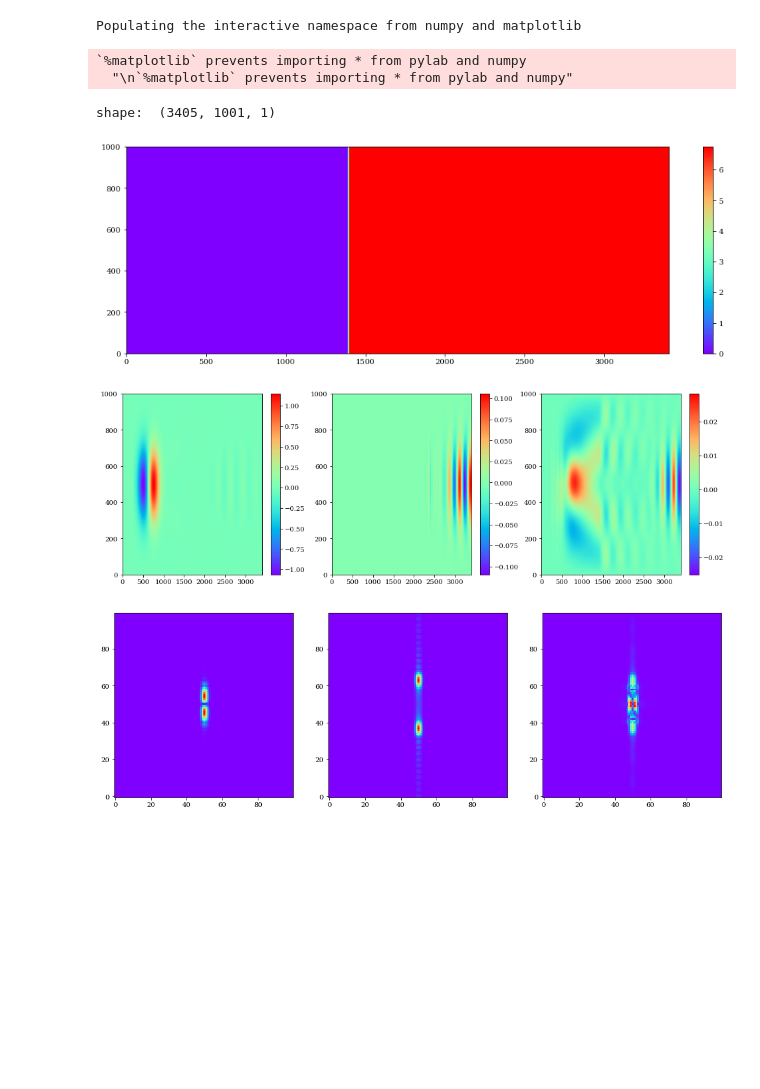
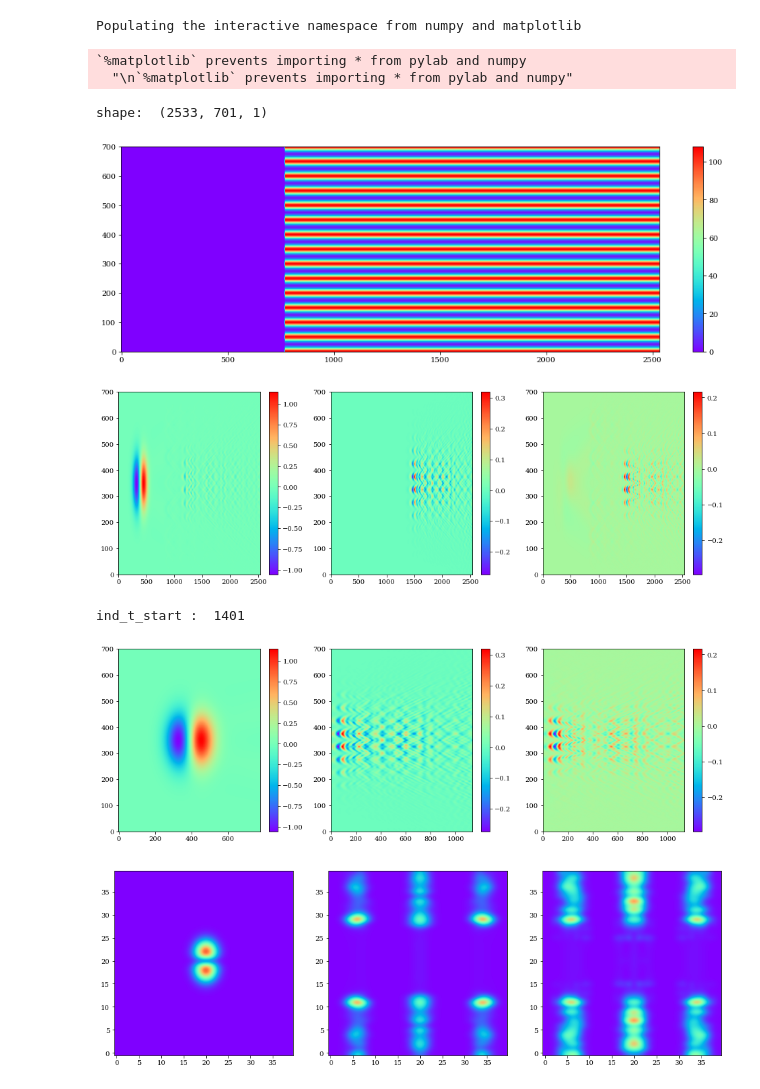
Before and after one commit to nimachm81/YEEFDTD, a Jupyter notebook: build/visualisation/Periodic Gaussian Plasma - large truncated lattice - time switch.ipynb, the cells around one changed output. Drawn from its saved outputs; the diff is of its cells as text; code cells hidden in the pictures; blank space fills up the shorter version.

Commit message:
parallel calculation of switched periodic plasma..

```diff
--- a/build/visualisation/Periodic Gaussian Plasma - large truncated lattice - time switch.ipynb
+++ b/build/visualisation/Periodic Gaussian Plasma - large truncated lattice - time switch.ipynb
@@ -10,9 +10,8 @@ from ReadBinary import *
 font = {'family' : 'serif', 'weight' : 'normal', 'size' : 14}
 matplotlib.rc('font', **font)
 
-fileSuffix = "-0"
-#folder = "../data/LargePeriodicLattice-GaussianPlasma/fp=1THz/"
-folder = "../data/2D/"
+fileSuffix = "-rot=0-fp=4-gamma=1-pitch=124-fwhmToPitch=0.435483873-swithTime=0.100000001"
+folder = "../data/LargePeriodicLattice-GaussianPlasma-TimeSwitched/"
 
 filename_E = folder+"E-x{}.data".format(fileSuffix)
 filename_Wp2 = folder+"Wp2-x{}.data".format(fileSuffix)
@@ -77,48 +78,74 @@ Et = GetArrays(folder+"Et-x-slice{}.data".format(fileSuffix), indStart=0, indEnd
 Er = GetArrays(folder+"Er-x-slice{}.data".format(fileSuffix), indStart=0, indEnd=None)[:, 0, :, :]
 print("shape: ", Et.shape)
 
+
 shape = Et.shape[1:]
 wp2_ty = wp2[:, :, 0]
+wp2_t = np.sum(wp2_ty, axis=1)
+ind_switch = np.argmax(wp2_t)
 Ei_ty = Ei[:, :, 0]
 Et_ty = Et[:, :, 0]
 Er_ty = Er[:, :, 0]
 
 plt.imshow(np.real(wp2_ty).T, cmap="rainbow", origin='lower', aspect='auto')
 plt.colorbar()
 plt.show()
 
 plt.subplot(131)
 plt.imshow(np.real(Ei_ty).T, cmap="rainbow", origin='lower', aspect='auto')
 plt.colorbar()
 plt.subplot(132)
 plt.imshow(np.real(Et_ty).T, cmap="rainbow", origin='lower', aspect='auto')
 plt.colorbar()
 plt.subplot(133)
 plt.imshow(np.real(Er_ty).T, cmap="rainbow", origin='lower', aspect='auto')
 plt.colorbar()
 plt.show()
 
-Nt, Ny = Et_ty.shape
-N_pts = 50
-Ei_f_ty = np.fft.fftshift(np.fft.fft2(Ei_ty))[Nt//2-N_pts:Nt//2+N_pts, Ny//2-N_pts:Ny//2+N_pts]
-Et_f_ty = np.fft.fftshift(np.fft.fft2(Et_ty))[Nt//2-N_pts:Nt//2+N_pts, Ny//2-N_pts:Ny//2+N_pts]
-Er_f_ty = np.fft.fftshift(np.fft.fft2(Er_ty))[Nt//2-N_pts:Nt//2+N_pts, Ny//2-N_pts:Ny//2+N_pts]
+ind_t_start = np.argmax(np.abs(np.sum(Et_ty, axis=1)) > 0.1*np.max(np.abs(np.sum(Et_ty, axis=1))))
+print("ind_t_start : ", ind_t_start)
+
+N_pts = 20
+Ei_ty_chopped = Ei_ty[:ind_switch, :]
+Et_ty_chopped = Et_ty[ind_t_start:, :]
+Er_ty_chopped = Er_ty[ind_t_start:, :]
 
 plt.subplot(131)
-plt.imshow(np.abs(Ei_f_ty), cmap="rainbow", origin='lower', aspect='auto')
+plt.imshow(np.real(Ei_ty_chopped).T, cmap="rainbow", origin='lower', aspect='auto')
+plt.colorbar()
 plt.subplot(132)
-plt.imshow(np.abs(Et_f_ty), cmap="rainbow", origin='lower', aspect='auto')
+plt.imshow(np.real(Et_ty_chopped).T, cmap="rainbow", origin='lower', aspect='auto')
+plt.colorbar()
 plt.subplot(133)
-plt.imshow(np.abs(Er_f_ty), cmap="rainbow", origin='lower', aspect='auto')
+plt.imshow(np.real(Er_ty_chopped).T, cmap="rainbow", origin='lower', aspect='auto')
+plt.colorbar()
 plt.show()
+
+
+Nt_i, Ny = Ei_ty_chopped.shape
+Nt_tr = Et_ty_chopped.shape[0]
+Ei_f_ty = np.fft.fftshift(np.fft.fft2(Ei_ty_chopped))[Nt_i//2-N_pts:Nt_i//2+N_pts, Ny//2-N_pts:Ny//2+N_pts]
+Et_f_ty = np.fft.fftshift(np.fft.fft2(Et_ty_chopped))[Nt_tr//2-N_pts:Nt_tr//2+N_pts, Ny//2-N_pts:Ny//2+N_pts]
+Er_f_ty = np.fft.fftshift(np.fft.fft2(Er_ty_chopped))[Nt_tr//2-N_pts:Nt_tr//2+N_pts, Ny//2-N_pts:Ny//2+N_pts]
+
+interpolation="bicubic"
+plt.subplot(131)
+plt.imshow(np.abs(Ei_f_ty), cmap="rainbow", origin='lower', aspect='auto', interpolation=interpolation)
+plt.subplot(132)
+plt.imshow(np.abs(Et_f_ty), cmap="rainbow", origin='lower', aspect='auto', interpolation=interpolation)
+plt.subplot(133)
+plt.imshow(np.abs(Er_f_ty), cmap="rainbow", origin='lower', aspect='auto', interpolation=interpolation)
+plt.show()
 # %% [output]
 Populating the interactive namespace from numpy and matplotlib
 `%matplotlib` prevents importing * from pylab and numpy
   "\n`%matplotlib` prevents importing * from pylab and numpy"
-shape:  (3405, 1001, 1)
+shape:  (2533, 701, 1)
-[figure, old version]
+[figure, new version]
-[figure, old version]
+[figure, new version]
+ind_t_start :  1401
-[figure, old version]
+[figure, new version]
+[figure, added]
 # %%
 %pylab inline
 
```
Also changed, not shown: parts of 3 cells of this notebook, 11 other files.
